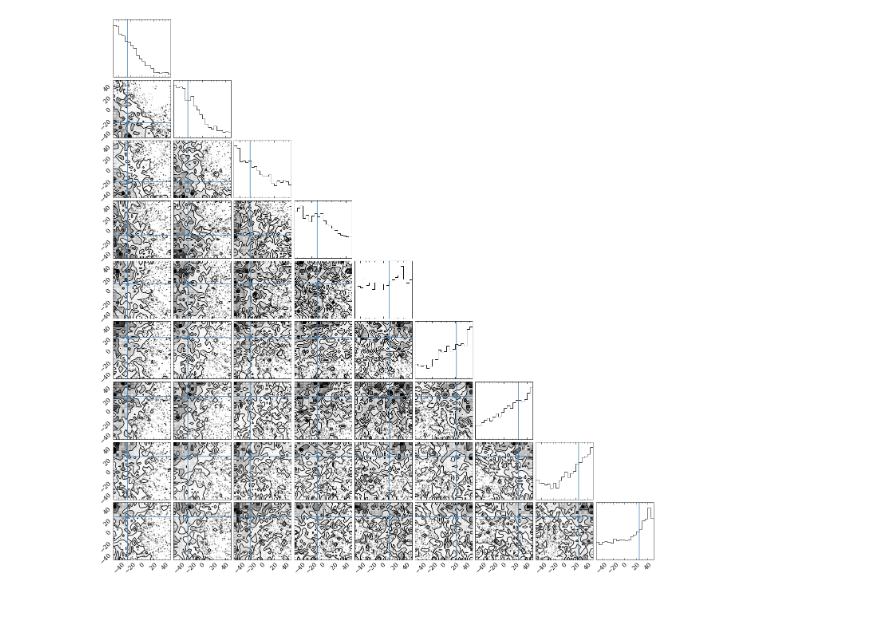
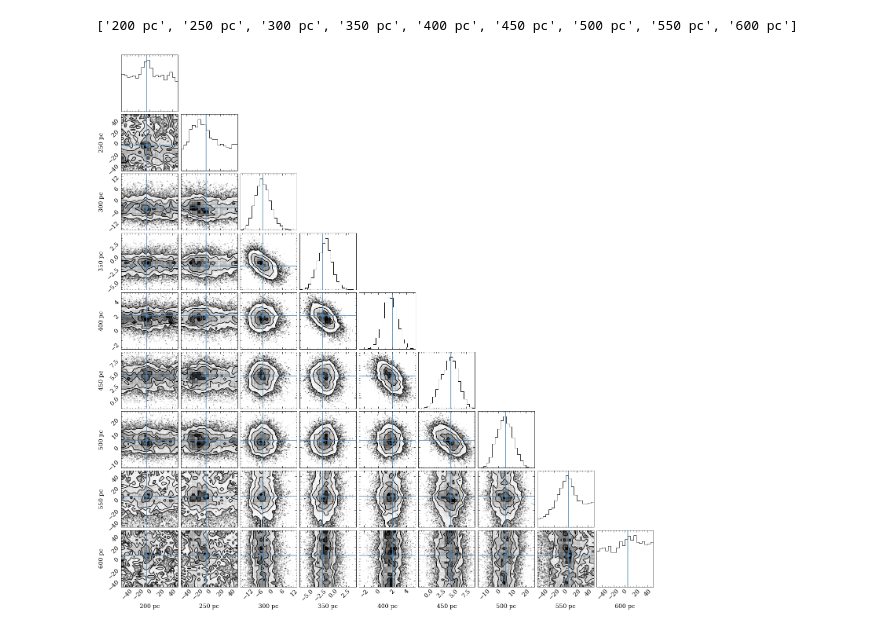
Before and after one commit to aidantmcb/DIBModeling, a Jupyter notebook: 01-18_MCMCmodel.ipynb, the cells around one changed output. Drawn from its saved outputs; the diff is of its cells as text; code cells hidden in the pictures.

```diff
--- a/01-18_MCMCmodel.ipynb
+++ b/01-18_MCMCmodel.ipynb
@@ -73,7 +73,7 @@ wavs = np.linspace(lambda0-8, lambda0+8, spec_res)
 dd = 50
 voxel_dist = np.arange(200, 601, dd)
 voxel_dAv_dd = Differential_Av(voxel_dist)
-voxel_rvelo = Radial_Velocity(voxel_dist) * 5
+voxel_rvelo = Radial_Velocity(voxel_dist)
 
 def make_signals(rvelo, dAv_dd = voxel_dAv_dd, dist = voxel_dist):
     signals = np.zeros((len(dist), spec_res))
@@ -124,13 +123,13 @@ array([-24.99330849, -24.77171607, -22.07216774,  -9.97363152,
 # %%
 rvelo0 = 0.0 * np.ones(len(voxel_rvelo))
-SNR = 1000000
+SNR = 150
 
 true_signal = make_signals(rvelo = voxel_rvelo)
 noisy_signal = true_signal+ np.random.normal(0, 1/SNR, true_signal.shape)
 
 
 def loglikely(v, snr = SNR):
-    return - 0.5 * np.sum((noisy_signal - make_signals(v))**2 / SNR**2)
+    return - 0.5 * np.sum((noisy_signal - make_signals(v))**2 / (1/SNR)**2)
 
 def logprior(v):
     if (np.any(v > 50)) | (np.any(v < -50)):
@@ -154,6 +153,6 @@ ndim = len(rvelo0)
 sampler = emcee.EnsembleSampler(100, ndim, logprob)
 init =  np.tile(voxel_rvelo, nwalkers).reshape((nwalkers, ndim)) + 0.01 * np.random.randn(nwalkers * ndim).reshape((nwalkers, ndim))
 # %%
-sampler.run_mcmc(init, 5000);
+sampler.run_mcmc(init, 750);
 # %%
 save = sampler.chain[:, 50:, :].reshape((-1, len(rvelo0)))
@@ -167,5 +164,8 @@ plt.show()
 # %%
-fig = corner.corner(save, truths = voxel_rvelo)
+labels = ['{} pc'.format(i) for i in voxel_dist]
+# print(labels)
+fig = corner.corner(save, truths = voxel_rvelo, labels = labels)
 plt.show()
 # %% [output]
+['200 pc', '250 pc', '300 pc', '350 pc', '400 pc', '450 pc', '500 pc', '550 pc', '600 pc']
-[figure, old version]
+[figure, new version]
```
Also changed, not shown: parts of 6 cells of this notebook, 1 other file.
